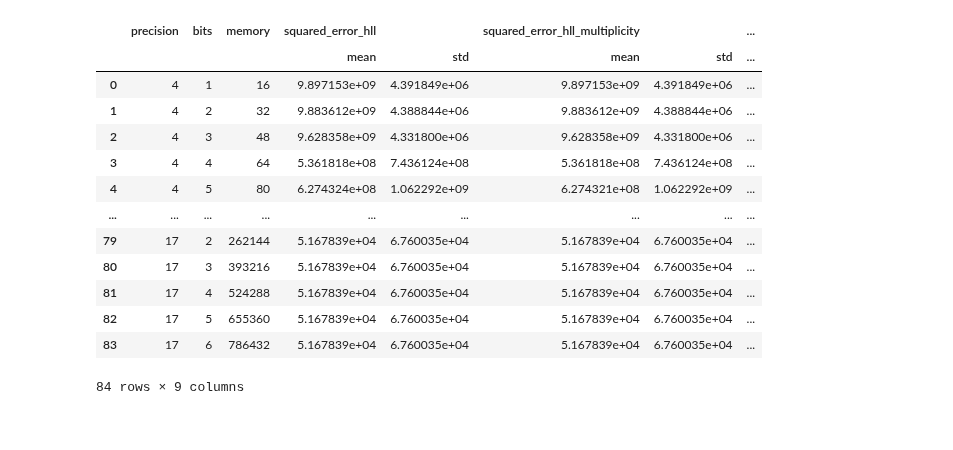
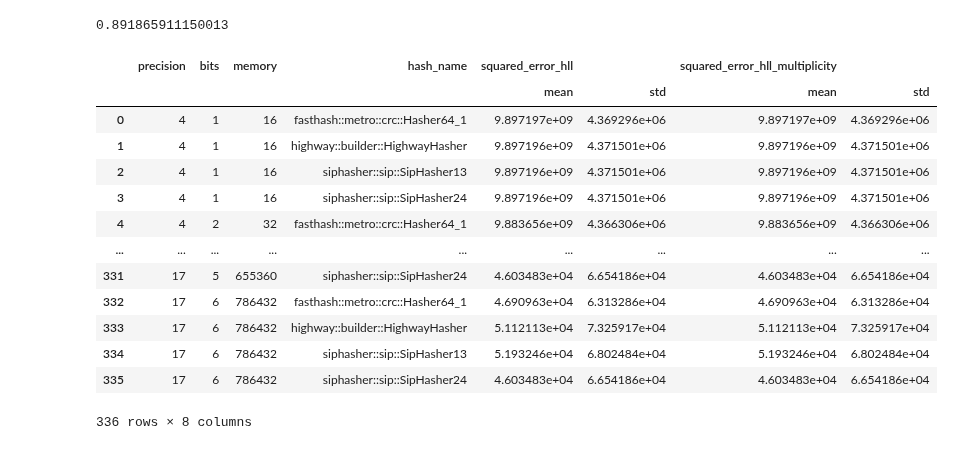
Before and after one commit to LucaCappelletti94/hyperloglog-rs, a Jupyter notebook: Cardinality evaluations.ipynb, the cells around one changed output. Drawn from its saved outputs; the diff is of its cells as text; code cells hidden in the pictures.

```diff
--- a/Cardinality evaluations.ipynb
+++ b/Cardinality evaluations.ipynb
@@ -19,29 +19,32 @@ df
+# %%
+(df.hll == df.hll_multiplicity).mean()
+# %% [output]
+0.891865911150013
 # %%
 df["memory"] = 2**df.precision * df.bits
 df["label"] = "HLL"
 # %%
 df["squared_error_hll"] = (df.exact - df.hll)**2
 df["squared_error_hll_multiplicity"] = (df.exact - df.hll_multiplicity)**2
-df["squared_error_mle"] = (df.exact - df.mle)**2
-columns = ["squared_error_hll", "squared_error_hll_multiplicity", "squared_error_mle"]
-data_hll = df.groupby(["precision", "bits", "memory"])[columns].agg(["mean", "std"])
+columns = ["squared_error_hll", "squared_error_hll_multiplicity",]
+data_hll = df.groupby(["precision", "bits", "memory", "hash_name"])[columns].agg(["mean", "std"])
 data_hll = data_hll.reset_index()
 data_hll
 # %% [output]
-|  | precision | bits | memory | squared_error_hll |  | squared_error_hll_multiplicity |  | ... |
-|  |  |  |  | mean | std | mean | std | ... |
-| 0 | 4 | 1 | 16 | 9.897153e+09 | 4.391849e+06 | 9.897153e+09 | 4.391849e+06 | ... |
-| 1 | 4 | 2 | 32 | 9.883612e+09 | 4.388844e+06 | 9.883612e+09 | 4.388844e+06 | ... |
-| 2 | 4 | 3 | 48 | 9.628358e+09 | 4.331800e+06 | 9.628358e+09 | 4.331800e+06 | ... |
-| 3 | 4 | 4 | 64 | 5.361818e+08 | 7.436124e+08 | 5.361818e+08 | 7.436124e+08 | ... |
-| 4 | 4 | 5 | 80 | 6.274324e+08 | 1.062292e+09 | 6.274321e+08 | 1.062292e+09 | ... |
+|  | precision | bits | memory | hash_name | squared_error_hll |  | squared_error_hll_multiplicity |  |
+|  |  |  |  |  | mean | std | mean | std |
+| 0 | 4 | 1 | 16 | fasthash::metro::crc::Hasher64_1 | 9.897197e+09 | 4.369296e+06 | 9.897197e+09 | 4.369296e+06 |
+| 1 | 4 | 1 | 16 | highway::builder::HighwayHasher | 9.897196e+09 | 4.371501e+06 | 9.897196e+09 | 4.371501e+06 |
+| 2 | 4 | 1 | 16 | siphasher::sip::SipHasher13 | 9.897196e+09 | 4.371501e+06 | 9.897196e+09 | 4.371501e+06 |
+| 3 | 4 | 1 | 16 | siphasher::sip::SipHasher24 | 9.897196e+09 | 4.371501e+06 | 9.897196e+09 | 4.371501e+06 |
+| 4 | 4 | 2 | 32 | fasthash::metro::crc::Hasher64_1 | 9.883656e+09 | 4.366306e+06 | 9.883656e+09 | 4.366306e+06 |
 | ... | ... | ... | ... | ... | ... | ... | ... | ... |
-| 79 | 17 | 2 | 262144 | 5.167839e+04 | 6.760035e+04 | 5.167839e+04 | 6.760035e+04 | ... |
-| 80 | 17 | 3 | 393216 | 5.167839e+04 | 6.760035e+04 | 5.167839e+04 | 6.760035e+04 | ... |
-| 81 | 17 | 4 | 524288 | 5.167839e+04 | 6.760035e+04 | 5.167839e+04 | 6.760035e+04 | ... |
-| 82 | 17 | 5 | 655360 | 5.167839e+04 | 6.760035e+04 | 5.167839e+04 | 6.760035e+04 | ... |
-| 83 | 17 | 6 | 786432 | 5.167839e+04 | 6.760035e+04 | 5.167839e+04 | 6.760035e+04 | ... |
+| 331 | 17 | 5 | 655360 | siphasher::sip::SipHasher24 | 4.603483e+04 | 6.654186e+04 | 4.603483e+04 | 6.654186e+04 |
+| 332 | 17 | 6 | 786432 | fasthash::metro::crc::Hasher64_1 | 4.690963e+04 | 6.313286e+04 | 4.690963e+04 | 6.313286e+04 |
+| 333 | 17 | 6 | 786432 | highway::builder::HighwayHasher | 5.112113e+04 | 7.325917e+04 | 5.112113e+04 | 7.325917e+04 |
+| 334 | 17 | 6 | 786432 | siphasher::sip::SipHasher13 | 5.193246e+04 | 6.802484e+04 | 5.193246e+04 | 6.802484e+04 |
+| 335 | 17 | 6 | 786432 | siphasher::sip::SipHasher24 | 4.603483e+04 | 6.654186e+04 | 4.603483e+04 | 6.654186e+04 |
-84 rows × 9 columns
+336 rows × 8 columns
 # %%
 import matplotlib.pyplot as plt
 
```
Also changed, not shown: parts of 2 cells of this notebook, 36 other files.
